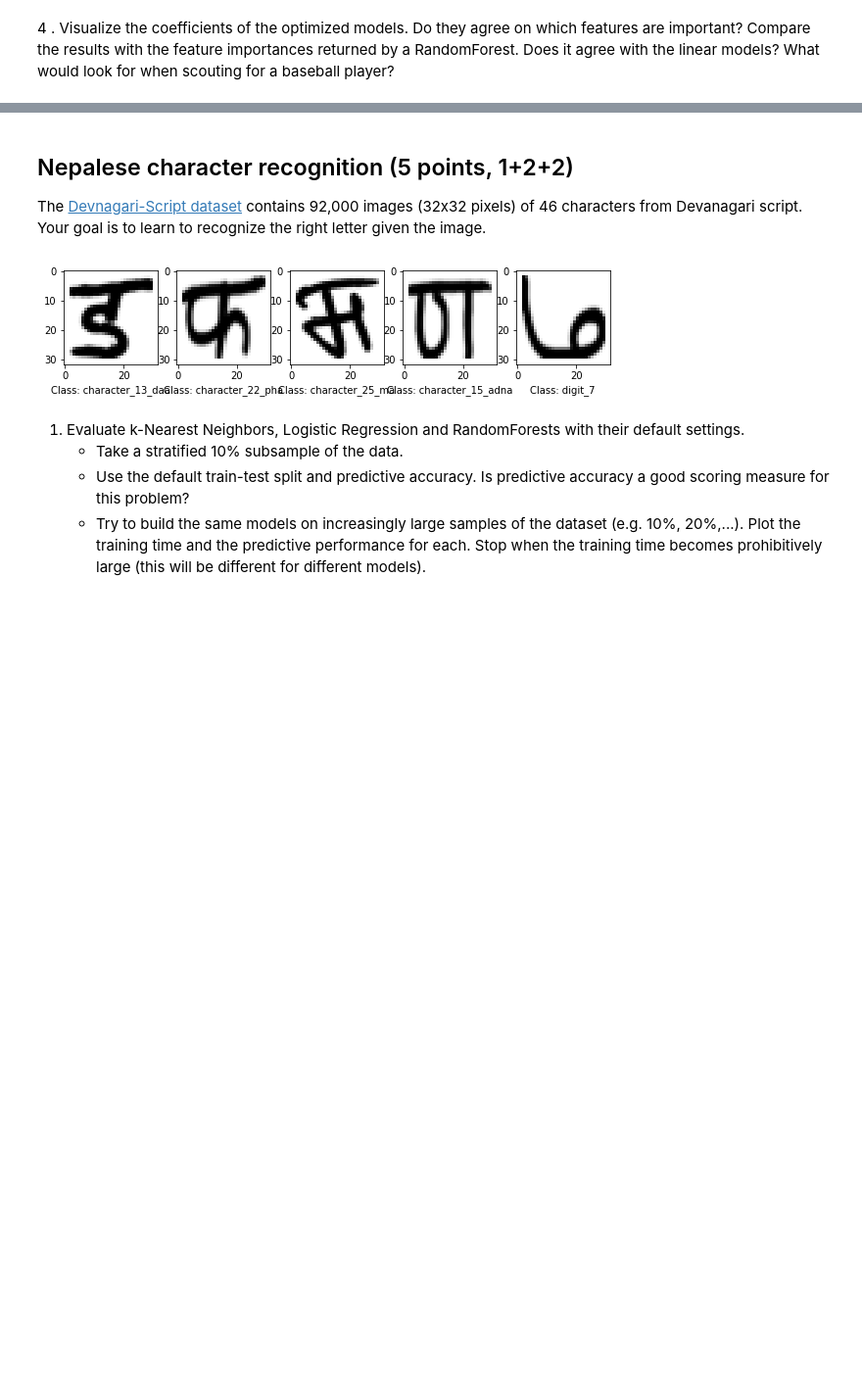
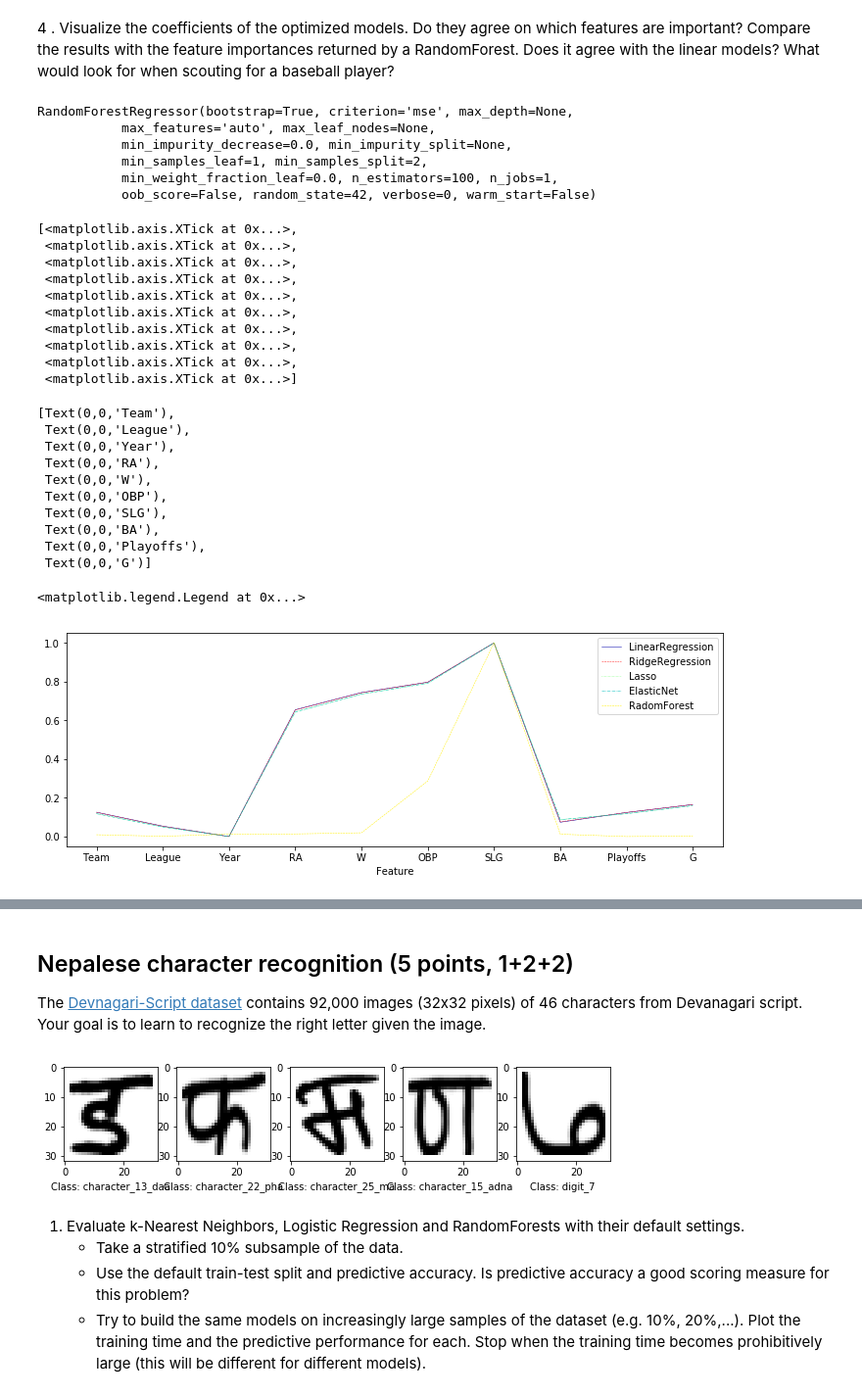
Before and after one commit to robinesp/DataMining, a Jupyter notebook: Assignment1/Assignment 1.ipynb, the cells around one changed output, grey strips where cells are left out. Shown at 98% size. Cells and saved outputs as stored; diff of their text form; code cells hidden in the pictures; blank space fills up the shorter version.

```diff
--- a/Assignment1/Assignment 1.ipynb
+++ b/Assignment1/Assignment 1.ipynb
@@ -525,3 +525,78 @@ L2 prefers to have many small values, while L1 gives a better performance for ma
 # %% [markdown]
 4 . Visualize the coefficients of the optimized models. Do they agree on which features are
 important? Compare the results with the feature importances returned by a RandomForest. Does it agree with the linear models? What would look for when scouting for a baseball player?
+# %%
+from sklearn import preprocessing
+df = pd.DataFrame(columns=ballframe.dropna(axis="columns").columns)
+
+# Linear Regression
+lr = LinearRegression().fit(X_scaled, y)
+coef = lr.coef_
+df.loc['LinearRegression'] = coef
+
+# Ridge Regression
+ridge = Ridge(alpha=1).fit(X_scaled, y)
+coef = ridge.coef_
+df.loc['RidgeRegression'] = coef
+
+# Lasso
+lasso = Lasso(alpha=0.1).fit(X_scaled, y)
+coef = lasso.coef_
+df.loc['Lasso'] = coef
+
+#Elastic Net
+en = ElasticNet(alpha=0.1, l1_ratio=1).fit(X_scaled, y)
+coef = en.coef_
+df.loc['ElasticNet'] = coef
+
+# Random Forest
+from sklearn.ensemble import RandomForestRegressor
+rf = RandomForestRegressor(n_estimators=100, random_state=42)
+rf.fit(X_scaled, y)
+importances = rf.feature_importances_
+df.loc['RadomForest'] = importances
+
+
+
+# use features as index for better visualization
+df = df.T
+df = df.reindex(df.index.rename('Feature'))
+
+# scale values for coefs/importance comparison
+min_max_scaler = preprocessing.MinMaxScaler()
+values_scaled = min_max_scaler.fit_transform(df.values)
+df = pd.DataFrame(values_scaled, index=df.index, columns=df.columns)
+
+ax = df.plot(figsize=(12,4))
+ax.set_xticks(range(0, 10))
+ax.set_xticklabels(df.index)
+plt.legend(loc='best')
+# %% [output]
+RandomForestRegressor(bootstrap=True, criterion='mse', max_depth=None,
+           max_features='auto', max_leaf_nodes=None,
+           min_impurity_decrease=0.0, min_impurity_split=None,
+           min_samples_leaf=1, min_samples_split=2,
+           min_weight_fraction_leaf=0.0, n_estimators=100, n_jobs=1,
+           oob_score=False, random_state=42, verbose=0, warm_start=False)
+[<matplotlib.axis.XTick at 0x...>,
+ <matplotlib.axis.XTick at 0x...>,
+ <matplotlib.axis.XTick at 0x...>,
+ <matplotlib.axis.XTick at 0x...>,
+ <matplotlib.axis.XTick at 0x...>,
+ <matplotlib.axis.XTick at 0x...>,
+ <matplotlib.axis.XTick at 0x...>,
+ <matplotlib.axis.XTick at 0x...>,
+ <matplotlib.axis.XTick at 0x...>,
+ <matplotlib.axis.XTick at 0x...>]
+[Text(0,0,'Team'),
+ Text(0,0,'League'),
+ Text(0,0,'Year'),
+ Text(0,0,'RA'),
+ Text(0,0,'W'),
+ Text(0,0,'OBP'),
+ Text(0,0,'SLG'),
+ Text(0,0,'BA'),
+ Text(0,0,'Playoffs'),
+ Text(0,0,'G')]
+<matplotlib.legend.Legend at 0x...>
+[figure, added]
```
Also changed, not shown: parts of 2 cells of this notebook.
